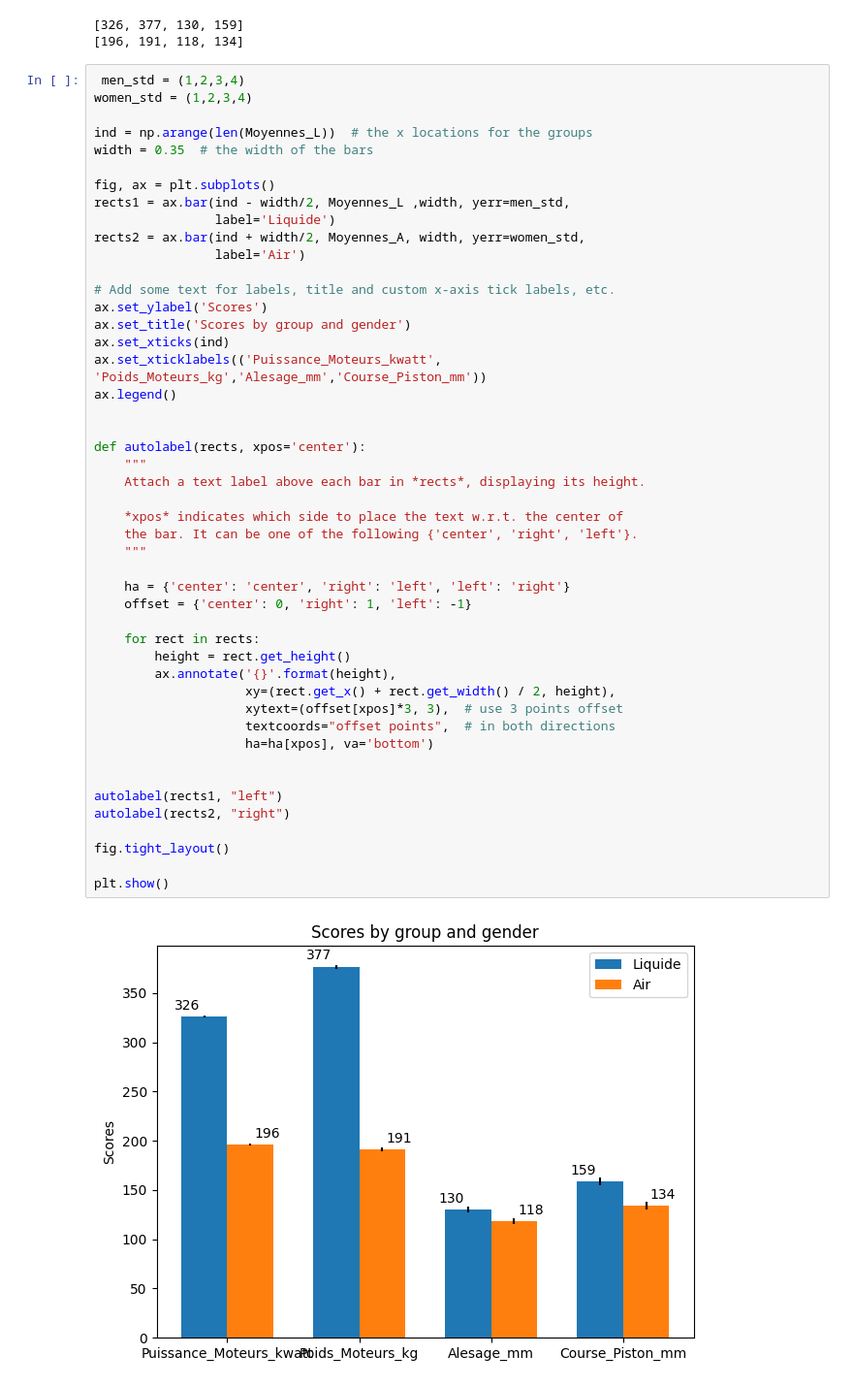
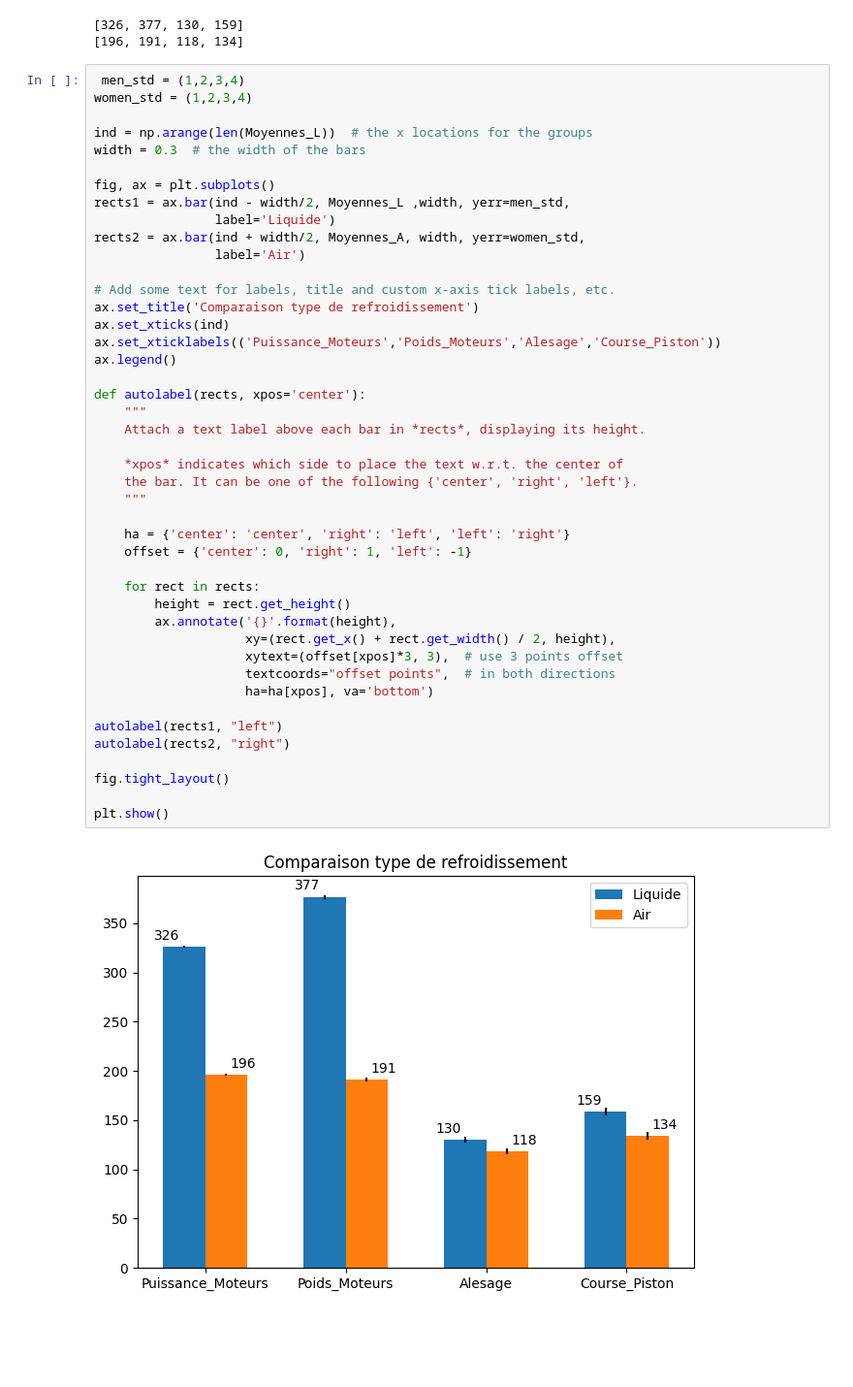
Before and after one commit to Paulciapello/Projet_Info_L2, a Jupyter notebook: main.ipynb, the cells around one changed output. Shown at 97% size. Saved outputs shown, nothing was run; the diff lists cells and outputs as text; blank space fills up the shorter version.

```diff
--- a/main.ipynb
+++ b/main.ipynb
@@ -207,7 +207,7 @@ print(Moyennes_A)
 women_std = (1,2,3,4)
 
 ind = np.arange(len(Moyennes_L))  # the x locations for the groups
-width = 0.35  # the width of the bars
+width = 0.3  # the width of the bars
 
 fig, ax = plt.subplots()
 rects1 = ax.bar(ind - width/2, Moyennes_L ,width, yerr=men_std,
@@ -216,41 +216,38 @@ rects2 = ax.bar(ind + width/2, Moyennes_A, width, yerr=women_std,
                 label='Air')
 
 # Add some text for labels, title and custom x-axis tick labels, etc.
-ax.set_ylabel('Scores')
-ax.set_title('Scores by group and gender')
+ax.set_title('Comparaison type de refroidissement')
 ax.set_xticks(ind)
-ax.set_xticklabels(('Puissance_Moteurs_kwatt', 'Poids_Moteurs_kg','Alesage_mm','Course_Piston_mm'))
+ax.set_xticklabels(('Puissance_Moteurs','Poids_Moteurs','Alesage','Course_Piston'))
 ax.legend()
-
 
 def autolabel(rects, xpos='center'):
     """
     Attach a text label above each bar in *rects*, displaying its height.
 
     *xpos* indicates which side to place the text w.r.t. the center of
     the bar. It can be one of the following {'center', 'right', 'left'}.
     """
 
     ha = {'center': 'center', 'right': 'left', 'left': 'right'}
     offset = {'center': 0, 'right': 1, 'left': -1}
 
     for rect in rects:
         height = rect.get_height()
         ax.annotate('{}'.format(height),
                     xy=(rect.get_x() + rect.get_width() / 2, height),
                     xytext=(offset[xpos]*3, 3),  # use 3 points offset
                     textcoords="offset points",  # in both directions
                     ha=ha[xpos], va='bottom')
 
-
 autolabel(rects1, "left")
 autolabel(rects2, "right")
 
 fig.tight_layout()
 
 plt.show()
 # %% [output]
-[figure, old version]
+[figure, new version]
 # %%
 # extraire les données de la colonne du dataframe
 counts = df['Config_Moteurs'].value_counts()
```
Also changed, not shown: parts of 2 cells of this notebook.
